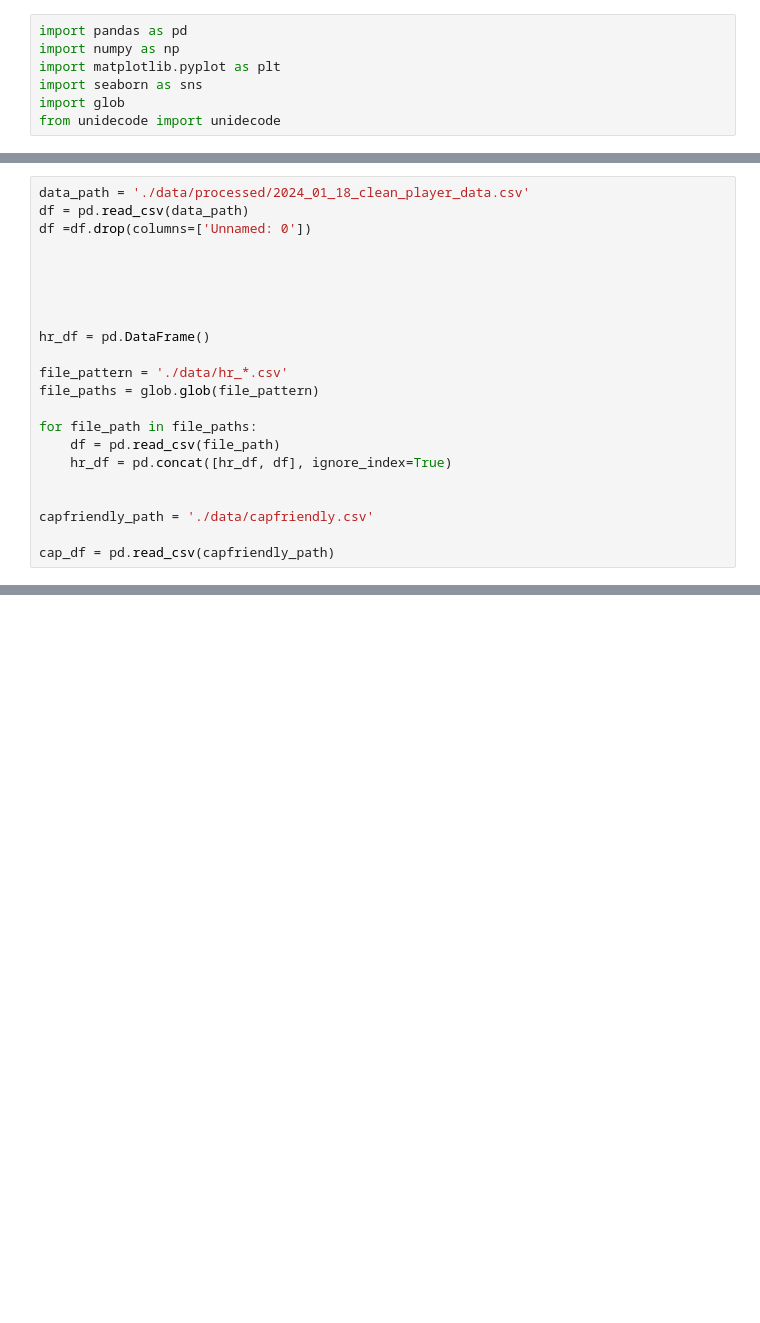
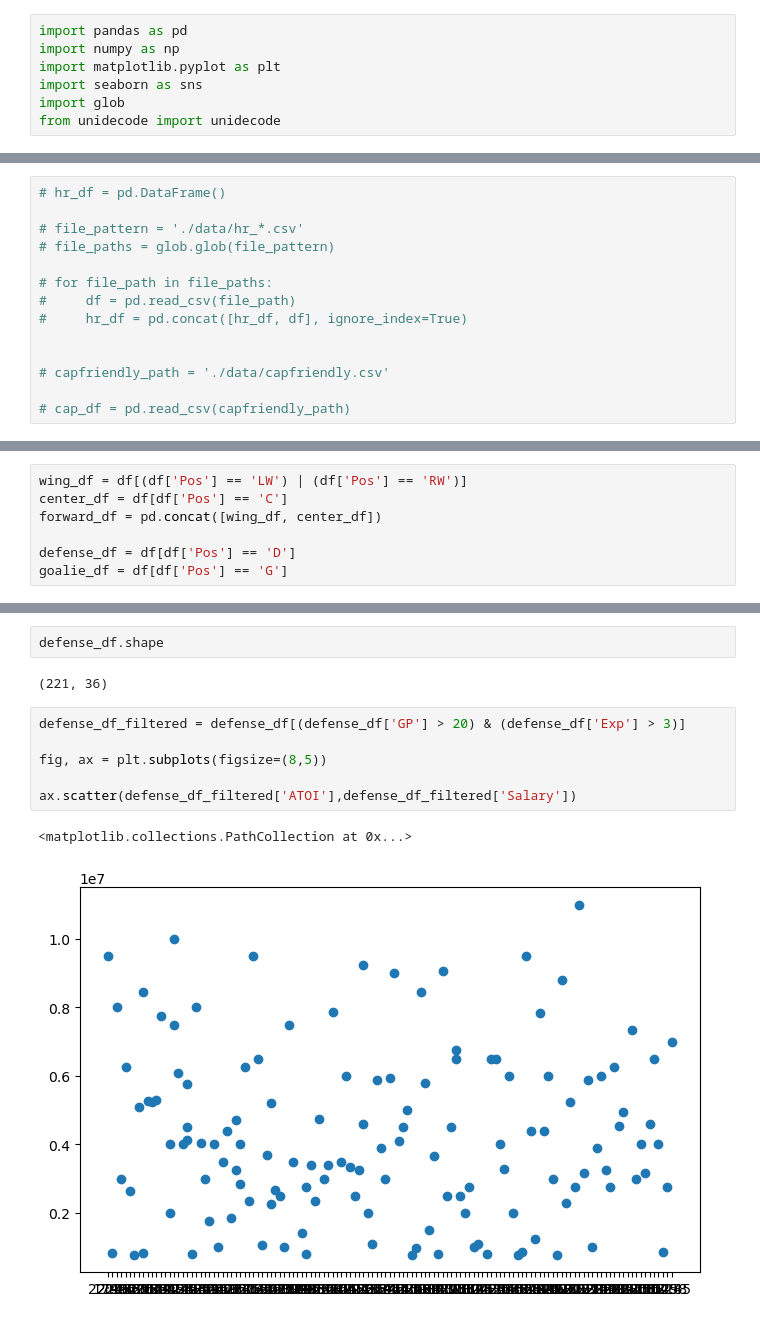
Before and after one commit to twsweeney/nhl_stats, a Jupyter notebook: eda.ipynb, the cells around one changed output, grey strips where cells are left out. Saved outputs shown, nothing was run; the diff lists cells and outputs as text; blank space fills up the shorter version.

Commit message:
1/19 data update and project planning

```diff
--- a/eda.ipynb
+++ b/eda.ipynb
@@ -8,22 +13,14 @@ from unidecode import unidecode
 # %%
-data_path = './data/processed/2024_01_18_clean_player_data.csv'
-df = pd.read_csv(data_path)
-df =df.drop(columns=['Unnamed: 0'])
+# hr_df = pd.DataFrame()
+
+# file_pattern = './data/hr_*.csv'
+# file_paths = glob.glob(file_pattern)
+
+# for file_path in file_paths:
+#     df = pd.read_csv(file_path)
+#     hr_df = pd.concat([hr_df, df], ignore_index=True)
 
 
+# capfriendly_path = './data/capfriendly.csv'
 
-
-
-hr_df = pd.DataFrame()
-
-file_pattern = './data/hr_*.csv'
-file_paths = glob.glob(file_pattern)
-
-for file_path in file_paths:
-    df = pd.read_csv(file_path)
-    hr_df = pd.concat([hr_df, df], ignore_index=True)
-
-
-capfriendly_path = './data/capfriendly.csv'
-
-cap_df = pd.read_csv(capfriendly_path)
+# cap_df = pd.read_csv(capfriendly_path)
@@ -96,0 +27,7 @@ sns.scatterplot(data=df, x='Exp', y='Salary')
+# %%
+wing_df = df[(df['Pos'] == 'LW') | (df['Pos'] == 'RW')]
+center_df = df[df['Pos'] == 'C']
+forward_df = pd.concat([wing_df, center_df])
+
+defense_df = df[df['Pos'] == 'D']
+goalie_df = df[df['Pos'] == 'G']
@@ -96,0 +42,13 @@ sns.scatterplot(data=df, x='Exp', y='Salary')
+# %%
+defense_df.shape
+# %% [output]
+(221, 36)
+# %%
+defense_df_filtered = defense_df[(defense_df['GP'] > 20) & (defense_df['Exp'] > 3)]
+
+fig, ax = plt.subplots(figsize=(8,5))
+
+ax.scatter(defense_df_filtered['ATOI'],defense_df_filtered['Salary'])
+# %% [output]
+<matplotlib.collections.PathCollection at 0x...>
+[figure, added]
```
Also changed, not shown: parts of 11 cells of this notebook, 7 other files.
